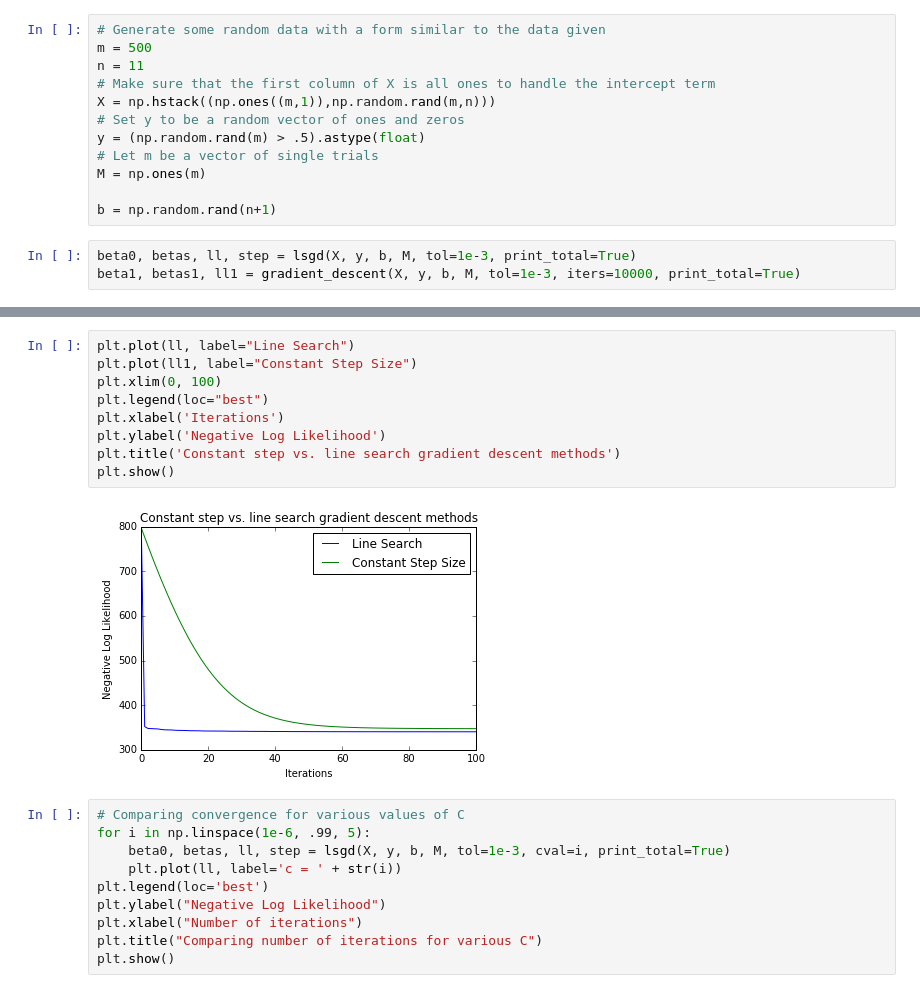
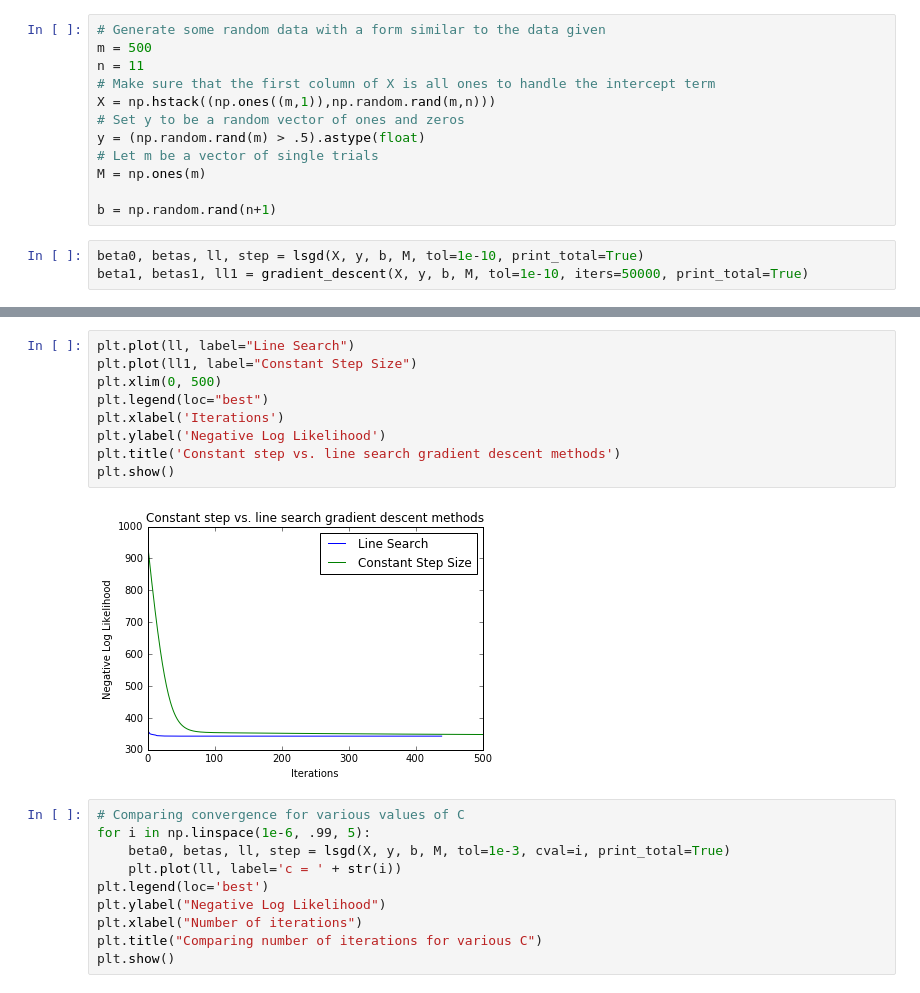
Before and after one commit to aamcbee/SDS385, a Jupyter notebook: Solutions/Exercise 3.ipynb, the cells around one changed output, grey strips where cells are left out. Saved outputs shown, nothing was run; the diff lists cells and outputs as text.

```diff
--- a/Solutions/Exercise 3.ipynb
+++ b/Solutions/Exercise 3.ipynb
@@ -169,6 +169,6 @@ M = np.ones(m)
 
 b = np.random.rand(n+1)
 # %%
-beta0, betas, ll, step = lsgd(X, y, b, M, tol=1e-3, print_total=True)
-beta1, betas1, ll1 = gradient_descent(X, y, b, M, tol=1e-3, iters=10000, print_total=True)
+beta0, betas, ll, step = lsgd(X, y, b, M, tol=1e-10, print_total=True)
+beta1, betas1, ll1 = gradient_descent(X, y, b, M, tol=1e-10, iters=50000, print_total=True)
 # %% [output]
@@ -177,14 +188,14 @@ beta1, betas1, ll1 = gradient_descent(X, y, b, M, tol=1e-3, iters=10000, print_t
 # %%
 plt.plot(ll, label="Line Search")
 plt.plot(ll1, label="Constant Step Size")
-plt.xlim(0, 100)
+plt.xlim(0, 500)
 plt.legend(loc="best")
 plt.xlabel('Iterations')
 plt.ylabel('Negative Log Likelihood')
 plt.title('Constant step vs. line search gradient descent methods')
 plt.show()
 # %% [output]
-[figure, old version]
+[figure, new version]
 # %%
 # Comparing convergence for various values of C
 for i in np.linspace(1e-6, .99, 5):
```
Also changed, not shown: parts of 2 cells of this notebook.
